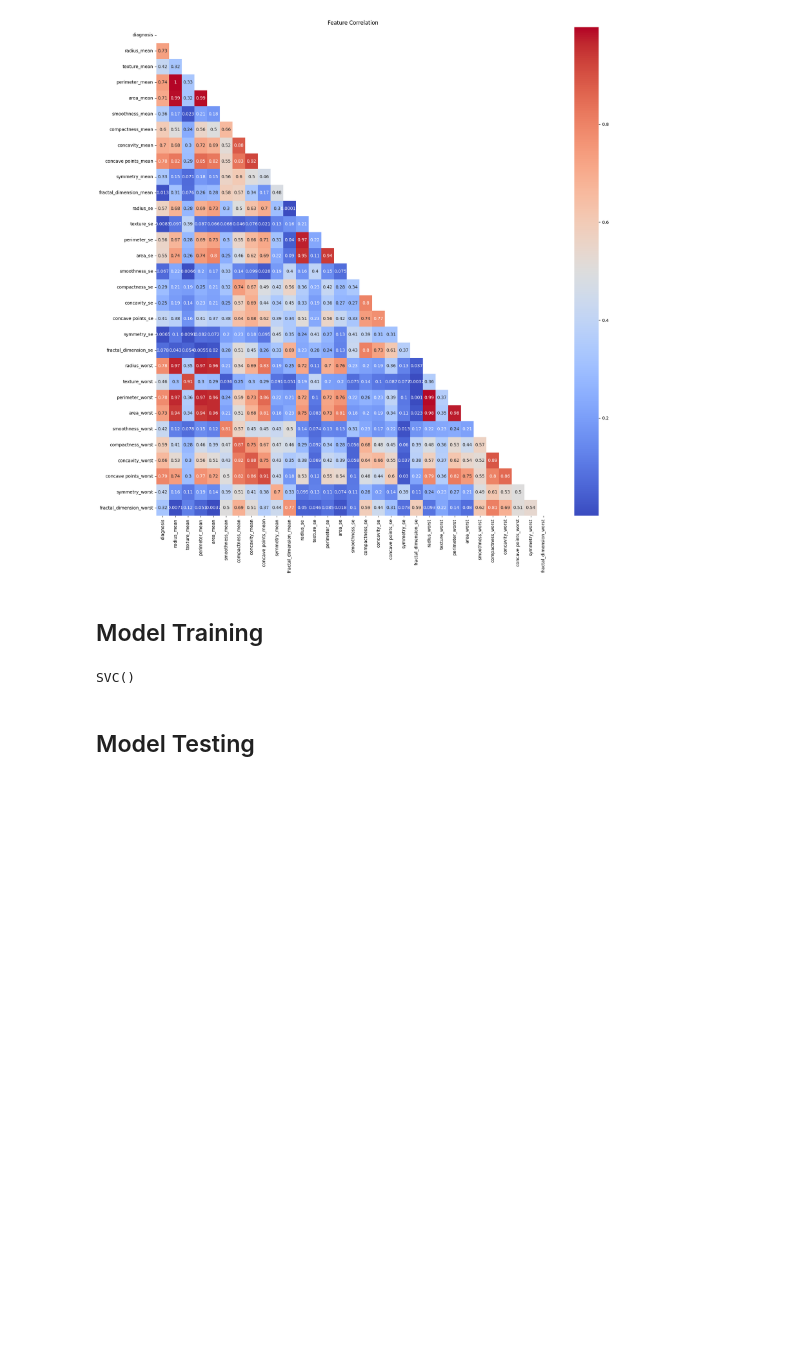
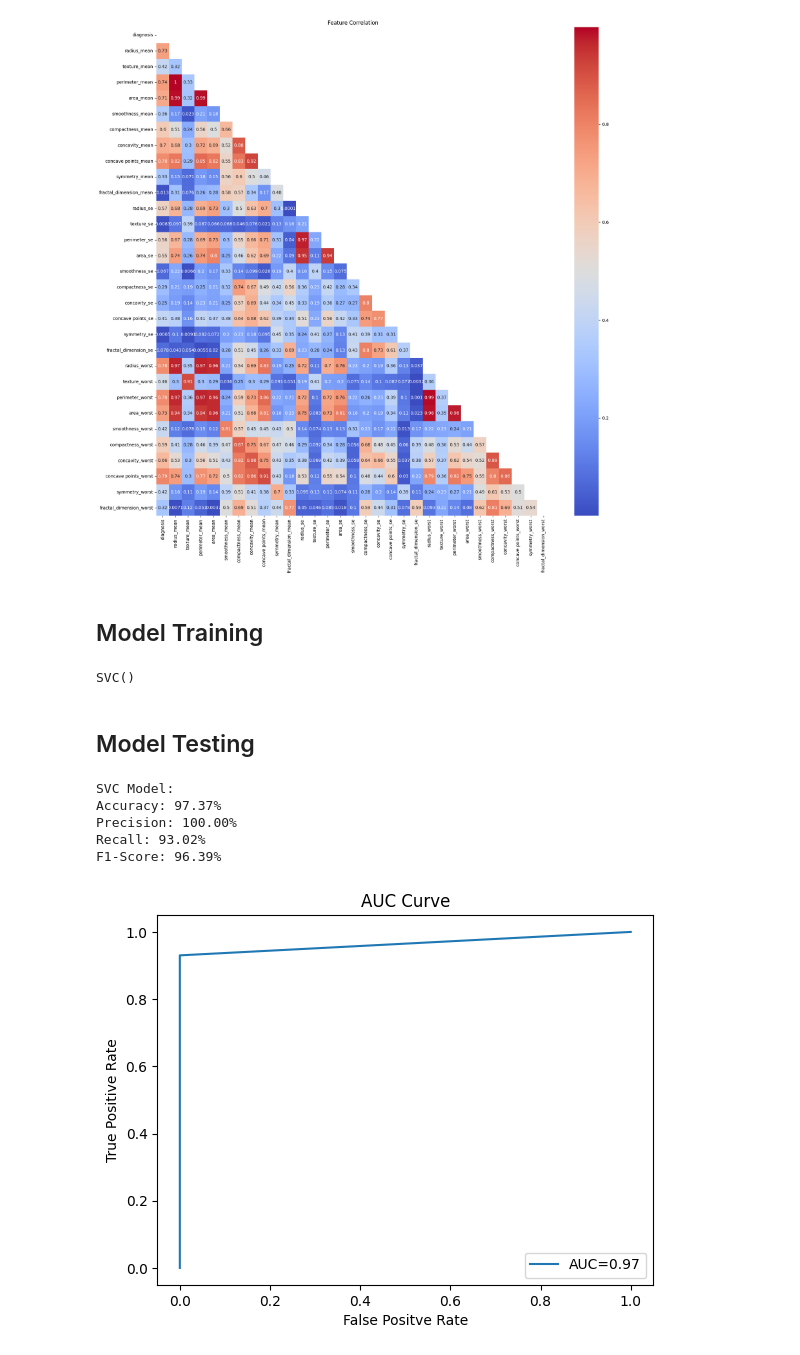
Before and after one commit to Rohanpatel512/Breast-Cancer-Classifier, a Jupyter notebook: breast_cancer_classifier.ipynb, the cells around one changed output. Cells and saved outputs as stored; diff of their text form; code cells hidden in the pictures; blank space fills up the shorter version.

Commit message:
Finished training and testing model.

```diff
--- a/breast_cancer_classifier.ipynb
+++ b/breast_cancer_classifier.ipynb
@@ -155,18 +157,48 @@ x = cancer_dataset[columns[1:]]
 y = cancer_dataset['diagnosis']
 
 # Split the dataset into 60% training and 40% testing
-x_train, x_test, y_train, y_test = train_test_split(x, y, test_size=0.4, random_state=42)
+x_train, x_test, y_train, y_test = train_test_split(x, y, test_size=0.2, random_state=42)
 
 # Standardize the descriptive features
 scaler = StandardScaler()
-x_train_scaled = scaler.fit_transform(x_train)
-x_test_scaled = scaler.fit_transform(x_test)
+x_train_scaled = pd.DataFrame(scaler.fit_transform(x_train), columns=x_train.columns)
+x_test_scaled = pd.DataFrame(scaler.fit_transform(x_test), columns=x_test.columns)
 # %% [markdown]
 ## Model Training
 # %%
-model = SVC()
-model.fit(x_train_scaled, y_train)
+# Create instances of training models
+svc_model = SVC()
+
+# Train the model using SVC and random forest classifier
+svc_model.fit(x_train_scaled, y_train)
 # %% [output]
 SVC()
 # %% [markdown]
 ## Model Testing
+# %%
+# Calculate precision, recall, and f1-score for support vector classifier
+y_predict_svc = svc_model.predict(x_test_scaled)
+print("SVC Model:")
+print(f"Accuracy: {accuracy_score(y_test, y_predict_svc)*100:.2f}%")
+print(f"Precision: {precision_score(y_test, y_predict_svc)*100:.2f}%")
+print(f"Recall: {recall_score(y_test, y_predict_svc)*100:.2f}%")
+print(f"F1-Score: {f1_score(y_test, y_predict_svc)*100:.2f}%")
+# %% [output]
+SVC Model:
+Accuracy: 97.37%
+Precision: 100.00%
+Recall: 93.02%
+F1-Score: 96.39%
+# %%
+# Display AUC-ROC curve
+fp_rate, tp_rate, threshold = roc_curve(y_test, y_predict_svc)
+auc_score = roc_auc_score(y_test, y_predict_svc)
+
+plt.plot(fp_rate, tp_rate, label=f"AUC={auc_score:.2f}")
+plt.xlabel("False Positve Rate")
+plt.ylabel("True Positive Rate")
+plt.title("AUC Curve")
+plt.legend(loc="lower right")
+plt.show()
+# %% [output]
+[figure, added]
```
Also changed, not shown: parts of 1 cell of this notebook.
